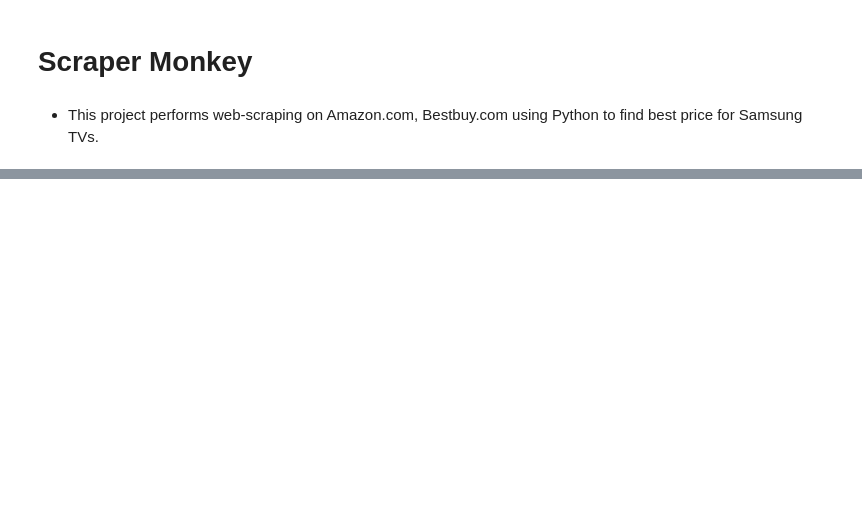
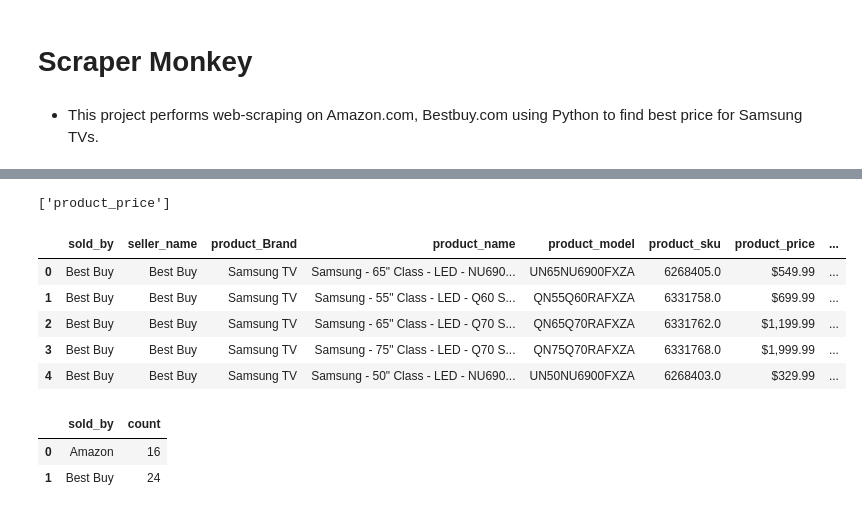
Before and after one commit to sunilagarwal2007/scraper-monkey, a Jupyter notebook: scraper-monkey.ipynb, the cells around one changed output, grey strips where cells are left out. Drawn from its saved outputs; the diff is of its cells as text; code cells hidden in the pictures; blank space fills up the shorter version.

```diff
--- a/scraper-monkey.ipynb
+++ b/scraper-monkey.ipynb
@@ -153,0 +219,7 @@ https://www.amazon.com/s?k=Samsung TV
+# %%
+rds_connection_string = "postgres:{PASSWORD}@localhost:5432/Product_PriceDB"
+engine = create_engine(f'postgresql://{rds_connection_string}')
+# %%
+engine.table_names()
+# %% [output]
+['product_price']
@@ -153,0 +228,15 @@ https://www.amazon.com/s?k=Samsung TV
+# %%
+pd.read_sql_query('select * from product_price', con=engine).head()
+# %% [output]
+|  | sold_by | seller_name | product_Brand | product_name | product_model | product_sku | product_price | ... |
+| 0 | Best Buy | Best Buy | Samsung TV | Samsung - 65" Class - LED - NU690... | UN65NU6900FXZA | 6268405.0 | $549.99 | ... |
+| 1 | Best Buy | Best Buy | Samsung TV | Samsung - 55" Class - LED - Q60 S... | QN55Q60RAFXZA | 6331758.0 | $699.99 | ... |
+| 2 | Best Buy | Best Buy | Samsung TV | Samsung - 65" Class - LED - Q70 S... | QN65Q70RAFXZA | 6331762.0 | $1,199.99 | ... |
+| 3 | Best Buy | Best Buy | Samsung TV | Samsung - 75" Class - LED - Q70 S... | QN75Q70RAFXZA | 6331768.0 | $1,999.99 | ... |
+| 4 | Best Buy | Best Buy | Samsung TV | Samsung - 50" Class - LED - NU690... | UN50NU6900FXZA | 6268403.0 | $329.99 | ... |
+# %%
+pd.read_sql_query('select sold_by, count(*) from product_price group by sold_by', con=engine).head()
+# %% [output]
+|  | sold_by | count |
+| 0 | Amazon | 16 |
+| 1 | Best Buy | 24 |
```
Also changed, not shown: parts of 15 cells of this notebook.
